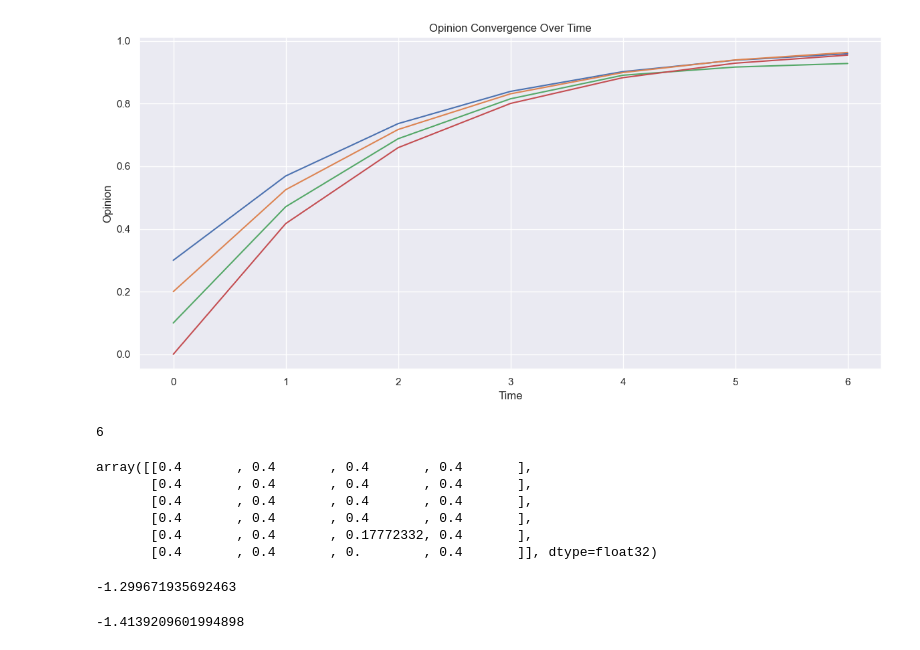
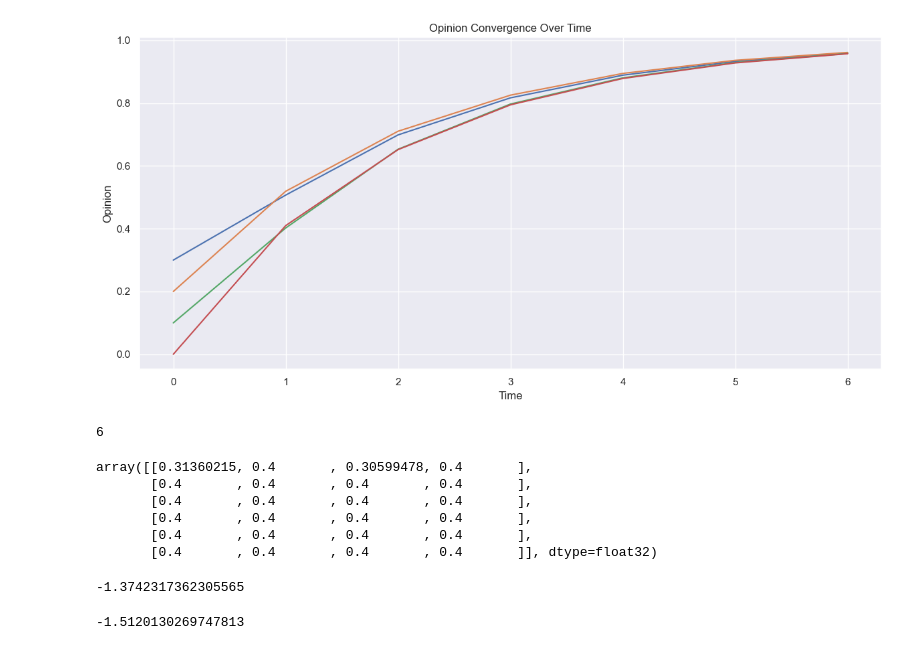
Before and after one commit to mariusdgm/phd-rl-algos, a Jupyter notebook: dqn/opinion_dynamics/experiments/agent_eval.ipynb, the cells around one changed output. Drawn from its saved outputs; the diff is of its cells as text; code cells hidden in the pictures.

```diff
--- a/dqn/opinion_dynamics/experiments/agent_eval.ipynb
+++ b/dqn/opinion_dynamics/experiments/agent_eval.ipynb
@@ -114,10 +114,15 @@ def run_policy_agent(env, agent, max_steps=1000):
 train_env = build_environment()
 validation_env = build_environment()
 
-exp_subdir = r"D:\Work\repos\RL\phd-rl-algos\dqn\opinion_dynamics\experiments\results\2025Apr22-104437_configs\0003_agent_params.args_.action_w_noise_amplitude_0.6\0"
+# best performing
+# exp_subdir = r"D:\Work\repos\RL\phd-rl-algos\dqn\opinion_dynamics\experiments\results\2025Apr22-104437_configs\0003_agent_params.args_.action_w_noise_amplitude_0.6\0"
+
+# last run
+exp_subdir = r"D:\Work\repos\RL\phd-rl-algos\dqn\opinion_dynamics\experiments\results\2025Apr22-220944_configs\0002_agent_params.args_.action_w_noise_amplitude_0.3\1"
+
 agent = instantiate_agent(exp_subdir, train_env, validation_env)
 
-num_steps = 100
+num_steps = 20
 states, times, rewards, actions = run_policy_agent(validation_env, agent)
 
 plot_opinions_over_time(states)
@@ -132,4 +147,4 @@ Simulation ended at step 5: done=True, truncated=False
-[figure, old version]
+[figure, new version]
 # %%
 len(actions)
 # %% [output]
@@ -137,12 +152,12 @@ len(actions)
 # %%
 actions
 # %% [output]
-array([[0.4       , 0.4       , 0.4       , 0.4       ],
+array([[0.31360215, 0.4       , 0.30599478, 0.4       ],
        [0.4       , 0.4       , 0.4       , 0.4       ],
        [0.4       , 0.4       , 0.4       , 0.4       ],
        [0.4       , 0.4       , 0.4       , 0.4       ],
-       [0.4       , 0.4       , 0.17772332, 0.4       ],
-       [0.4       , 0.4       , 0.        , 0.4       ]], dtype=float32)
+       [0.4       , 0.4       , 0.4       , 0.4       ],
+       [0.4       , 0.4       , 0.4       , 0.4       ]], dtype=float32)
 # %%
 gamma = 0.9
 total_value = 0
@@ -151,8 +166,8 @@ for i, r in enumerate(rewards):
 
 total_value
 # %% [output]
--1.299671935692463
+-1.3742317362305565
 # %%
 sum(rewards)
 # %% [output]
--1.4139209601994898
+-1.5120130269747813
```
Also changed, not shown: parts of 1 cell of this notebook, 4 other files.
